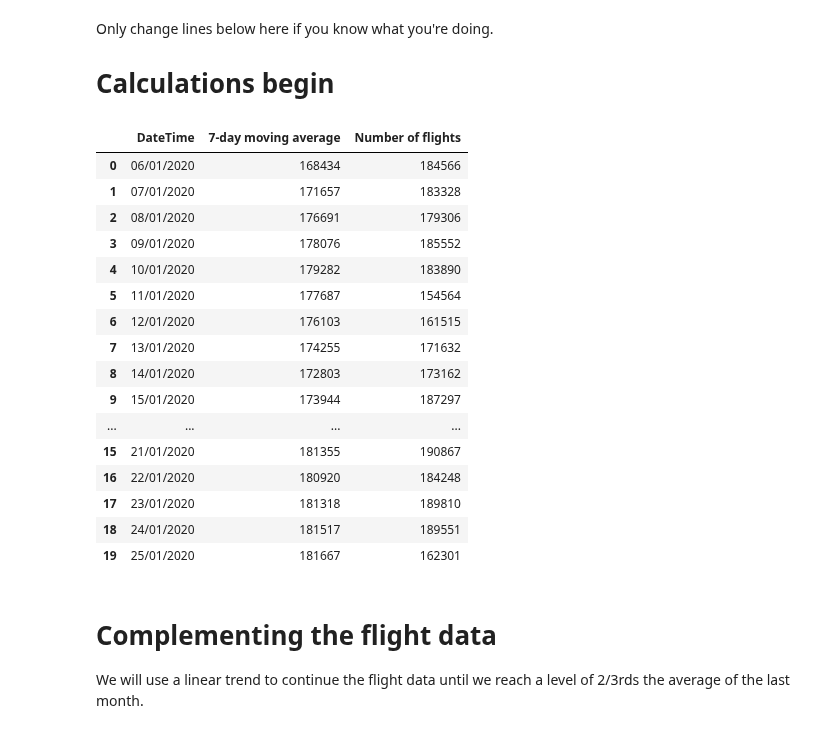
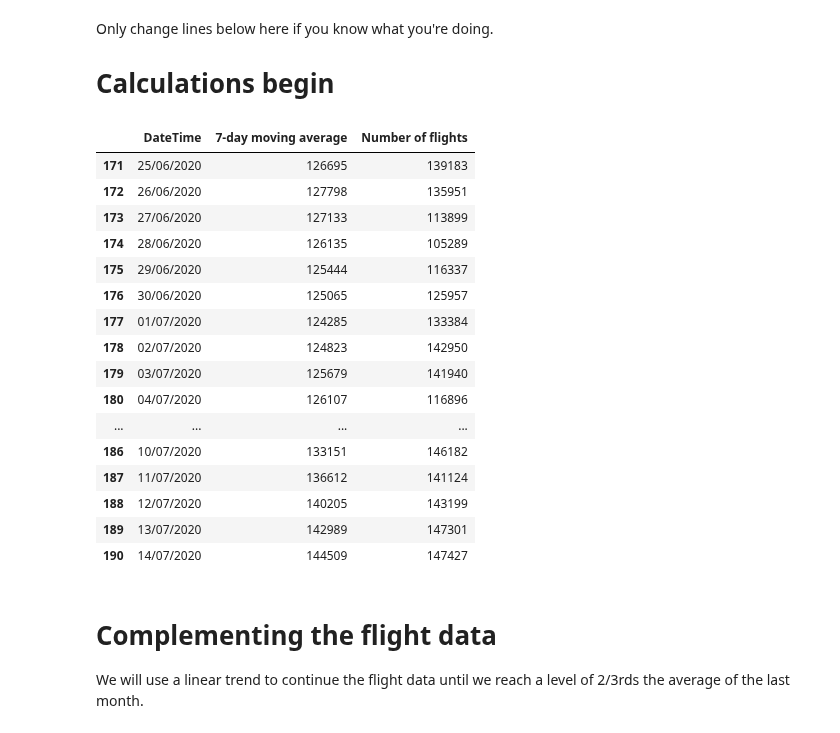
Before and after one commit to Rlamboll/modify_COVID19_netCDF_Emissions, a Jupyter notebook: calculations/calc_aviation_emissions.ipynb, the cells around one changed output. Cells and saved outputs as stored; diff of their text form; code cells hidden in the pictures.

```diff
--- a/calculations/calc_aviation_emissions.ipynb
+++ b/calculations/calc_aviation_emissions.ipynb
@@ -54,25 +60,25 @@ Only change lines below here if you know what you're doing.
 # Calculations begin
 # %%
 flights_change = pd.read_csv(input_folder + input_flights)
-flights_change.head(20)
+flights_change.tail(20)
 # %% [output]
 |  | DateTime | 7-day moving average | Number of flights |
-| 0 | 06/01/2020 | 168434 | 184566 |
-| 1 | 07/01/2020 | 171657 | 183328 |
-| 2 | 08/01/2020 | 176691 | 179306 |
-| 3 | 09/01/2020 | 178076 | 185552 |
-| 4 | 10/01/2020 | 179282 | 183890 |
-| 5 | 11/01/2020 | 177687 | 154564 |
-| 6 | 12/01/2020 | 176103 | 161515 |
-| 7 | 13/01/2020 | 174255 | 171632 |
-| 8 | 14/01/2020 | 172803 | 173162 |
-| 9 | 15/01/2020 | 173944 | 187297 |
+| 171 | 25/06/2020 | 126695 | 139183 |
+| 172 | 26/06/2020 | 127798 | 135951 |
+| 173 | 27/06/2020 | 127133 | 113899 |
+| 174 | 28/06/2020 | 126135 | 105289 |
+| 175 | 29/06/2020 | 125444 | 116337 |
+| 176 | 30/06/2020 | 125065 | 125957 |
+| 177 | 01/07/2020 | 124285 | 133384 |
+| 178 | 02/07/2020 | 124823 | 142950 |
+| 179 | 03/07/2020 | 125679 | 141940 |
+| 180 | 04/07/2020 | 126107 | 116896 |
 | ... | ... | ... | ... |
-| 15 | 21/01/2020 | 181355 | 190867 |
-| 16 | 22/01/2020 | 180920 | 184248 |
-| 17 | 23/01/2020 | 181318 | 189810 |
-| 18 | 24/01/2020 | 181517 | 189551 |
-| 19 | 25/01/2020 | 181667 | 162301 |
+| 186 | 10/07/2020 | 133151 | 146182 |
+| 187 | 11/07/2020 | 136612 | 141124 |
+| 188 | 12/07/2020 | 140205 | 143199 |
+| 189 | 13/07/2020 | 142989 | 147301 |
+| 190 | 14/07/2020 | 144509 | 147427 |
 # %% [markdown]
 # Complementing the flight data
 We will use a linear trend to continue the flight data until we reach a level of 2/3rds the average of the last month.
```
Also changed, not shown: parts of 7 cells of this notebook.
